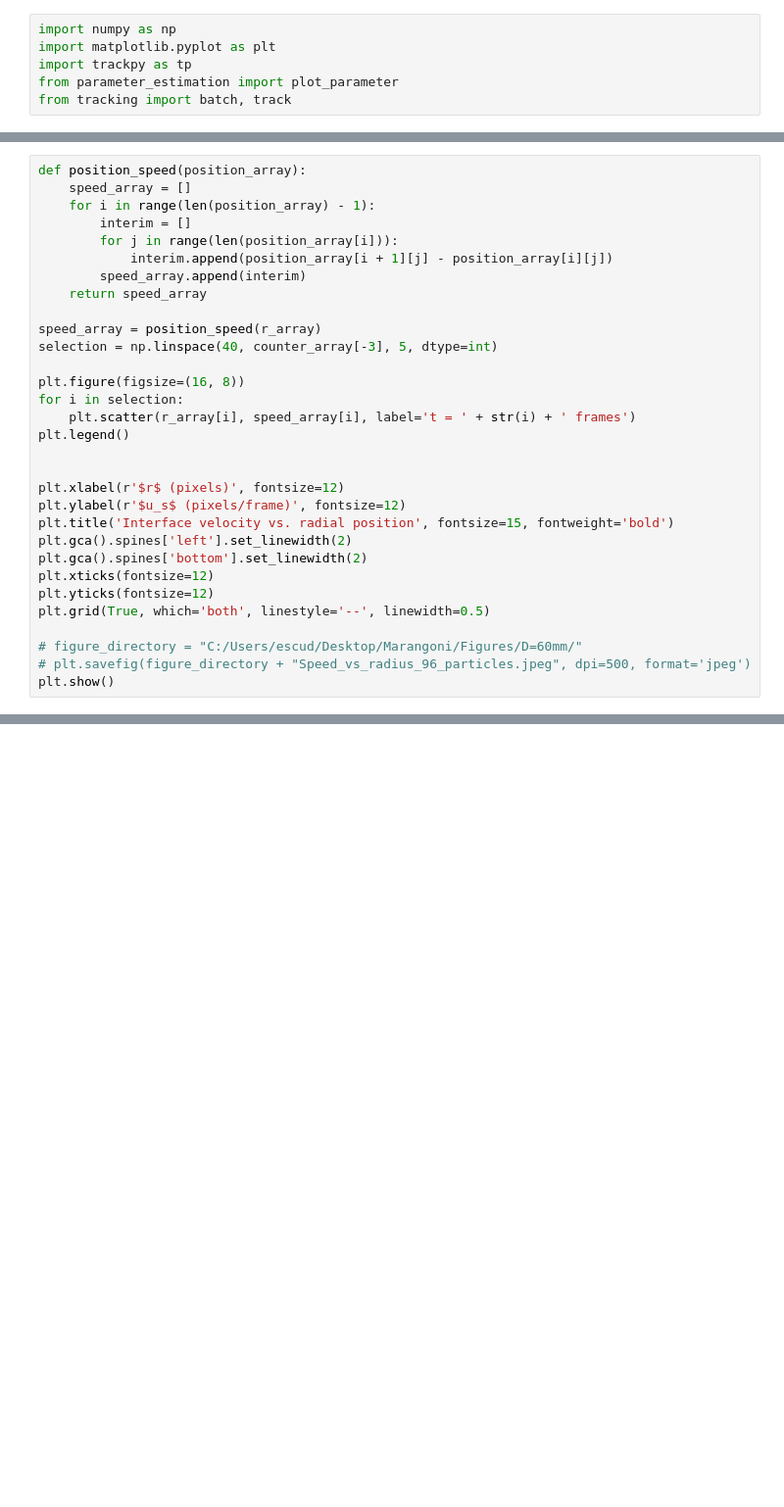
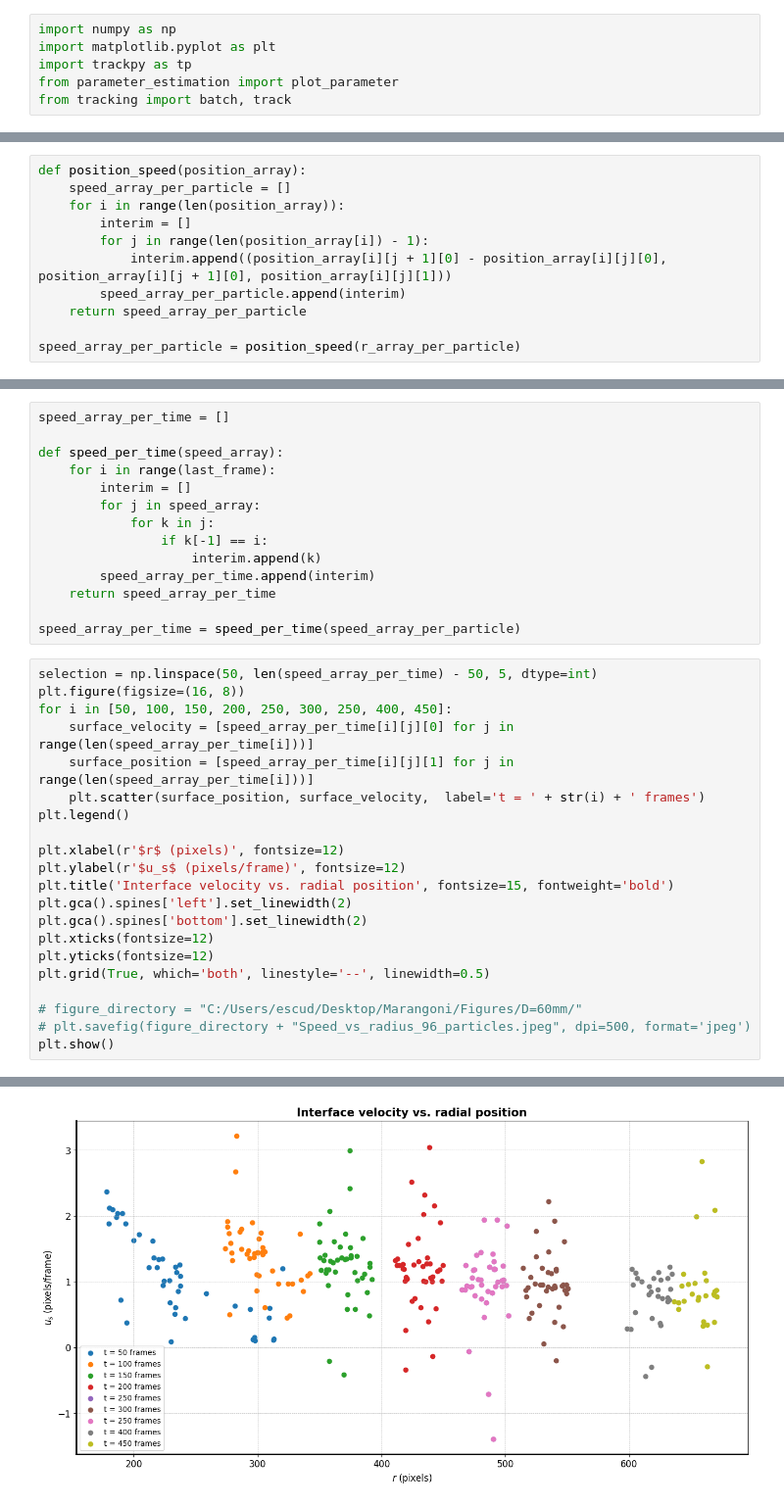
Before and after one commit to sacha-escudier/marangoni-spreading, a Jupyter notebook: playground.ipynb, the cells around one changed output, grey strips where cells are left out. Shown at 98% size. Drawn from its saved outputs; the diff is of its cells as text; blank space fills up the shorter version.

```diff
--- a/playground.ipynb
+++ b/playground.ipynb
@@ -142,0 +104,11 @@ for idx, particle_data in enumerate(u_array_per_particle):
+# %%
+def position_speed(position_array):
+    speed_array_per_particle = []
+    for i in range(len(position_array)):
+        interim = []
+        for j in range(len(position_array[i]) - 1):
+            interim.append((position_array[i][j + 1][0] - position_array[i][j][0], position_array[i][j + 1][0], position_array[i][j][1]))
+        speed_array_per_particle.append(interim)
+    return speed_array_per_particle
+
+speed_array_per_particle = position_speed(r_array_per_particle)
@@ -143,21 +119,25 @@ for idx, particle_data in enumerate(u_array_per_particle):
+# %%
+speed_array_per_time = []
+
+def speed_per_time(speed_array):
+    for i in range(last_frame):
+        interim = []
+        for j in speed_array:
+            for k in j:
+                if k[-1] == i:
+                    interim.append(k)
+        speed_array_per_time.append(interim)
+    return speed_array_per_time
+
+speed_array_per_time = speed_per_time(speed_array_per_particle)
 # %%
-def position_speed(position_array):
-    speed_array = []
-    for i in range(len(position_array) - 1):
-        interim = []
-        for j in range(len(position_array[i])):
-            interim.append(position_array[i + 1][j] - position_array[i][j])
-        speed_array.append(interim)
-    return speed_array
-
-speed_array = position_speed(r_array)
-selection = np.linspace(40, counter_array[-3], 5, dtype=int)
-
+selection = np.linspace(50, len(speed_array_per_time) - 50, 5, dtype=int)
 plt.figure(figsize=(16, 8))
-for i in selection:
-    plt.scatter(r_array[i], speed_array[i], label='t = ' + str(i) + ' frames')
+for i in [50, 100, 150, 200, 250, 300, 250, 400, 450]:
+    surface_velocity = [speed_array_per_time[i][j][0] for j in range(len(speed_array_per_time[i]))]
+    surface_position = [speed_array_per_time[i][j][1] for j in range(len(speed_array_per_time[i]))]
+    plt.scatter(surface_position, surface_velocity,  label='t = ' + str(i) + ' frames')
 plt.legend()
-
 
 plt.xlabel(r'$r$ (pixels)', fontsize=12)
 plt.ylabel(r'$u_s$ (pixels/frame)', fontsize=12)
@@ -175,0 +155 @@ IndexError: list index out of range
+[figure, added]
```
Also changed, not shown: parts of 13 cells of this notebook, 1 other file.
